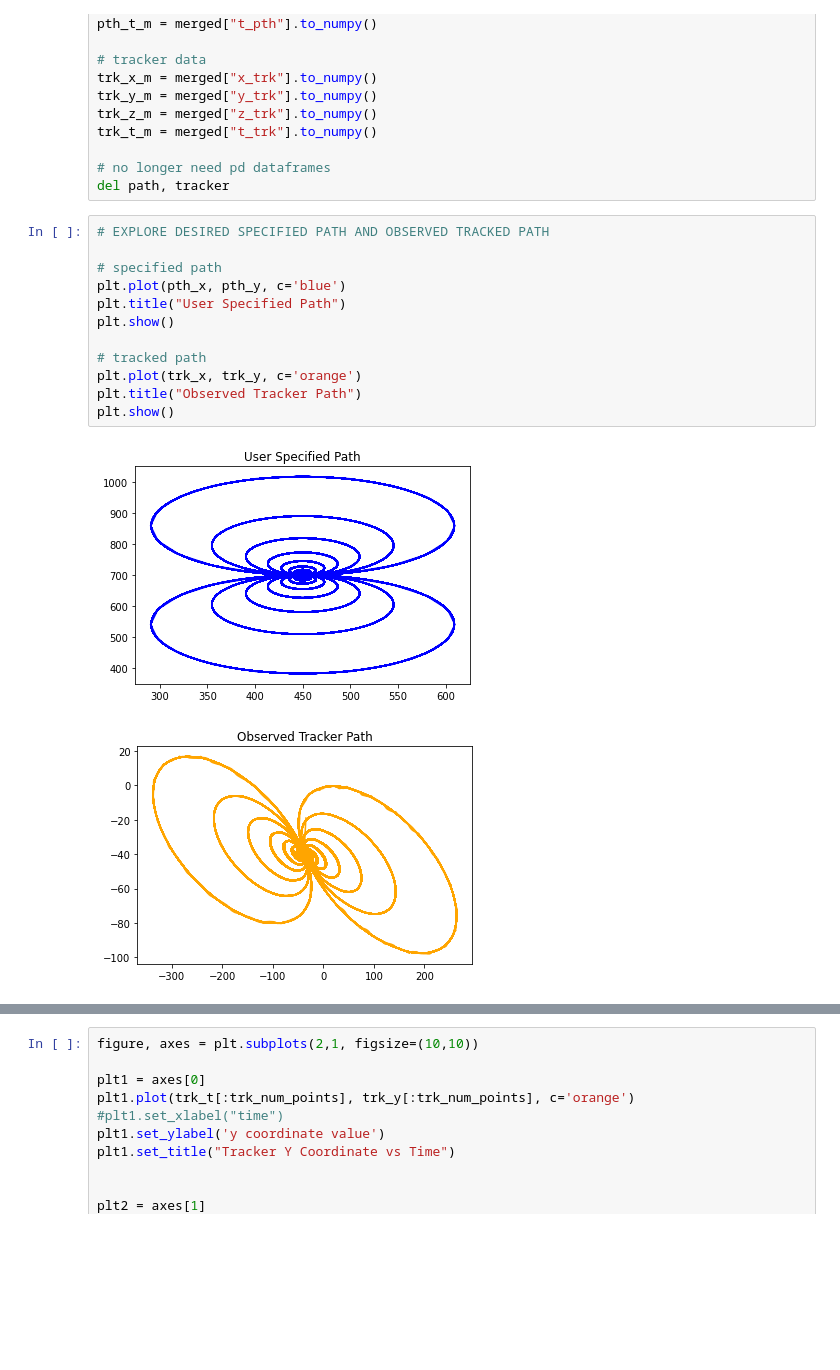
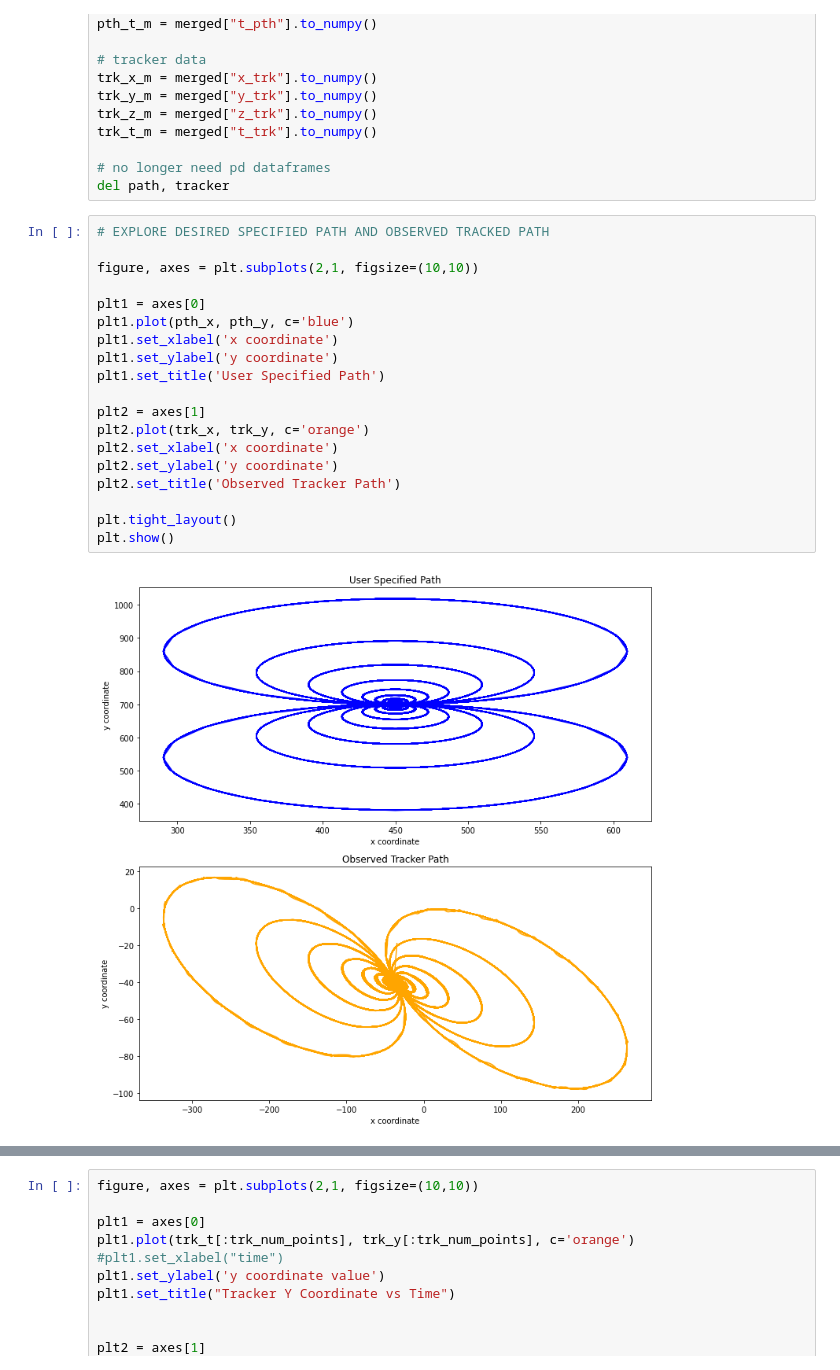
Before and after one commit to adamggibbs/path_analysis_soln, a Jupyter notebook: analysis.ipynb, the cells around one changed output, grey strips where cells are left out. Cells and saved outputs as stored; diff of their text form; blank space fills up the shorter version.

Commit message:
Adjust figures and add labels.

```diff
--- a/analysis.ipynb
+++ b/analysis.ipynb
@@ -83,15 +83,21 @@ del path, tracker
 # %%
 # EXPLORE DESIRED SPECIFIED PATH AND OBSERVED TRACKED PATH
 
-# specified path
-plt.plot(pth_x, pth_y, c='blue')
-plt.title("User Specified Path")
+figure, axes = plt.subplots(2,1, figsize=(10,10))
+
+plt1 = axes[0]
+plt1.plot(pth_x, pth_y, c='blue')
+plt1.set_xlabel('x coordinate')
+plt1.set_ylabel('y coordinate')
+plt1.set_title('User Specified Path')
+
+plt2 = axes[1]
+plt2.plot(trk_x, trk_y, c='orange')
+plt2.set_xlabel('x coordinate')
+plt2.set_ylabel('y coordinate')
+plt2.set_title('Observed Tracker Path')
+
+plt.tight_layout()
 plt.show()
-
-# tracked path
-plt.plot(trk_x, trk_y, c='orange')
-plt.title("Observed Tracker Path")
-plt.show()
 # %% [output]
-[figure, old version]
+[figure, new version]
-[figure, removed]
```
Also changed, not shown: parts of 29 cells of this notebook, 1 other file.
